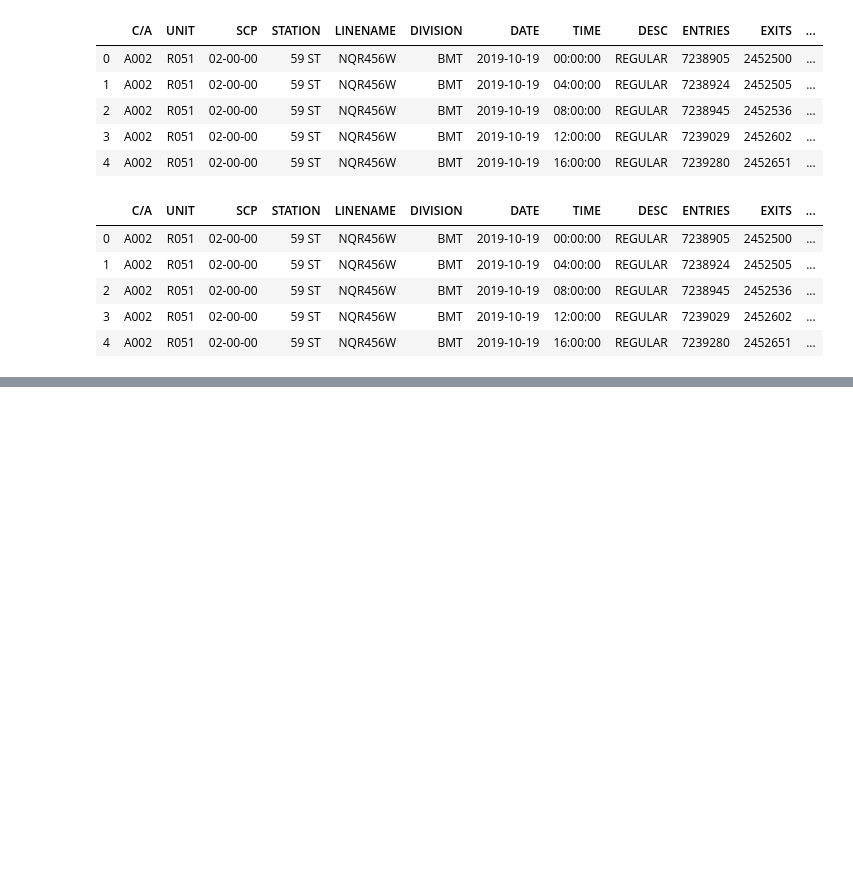
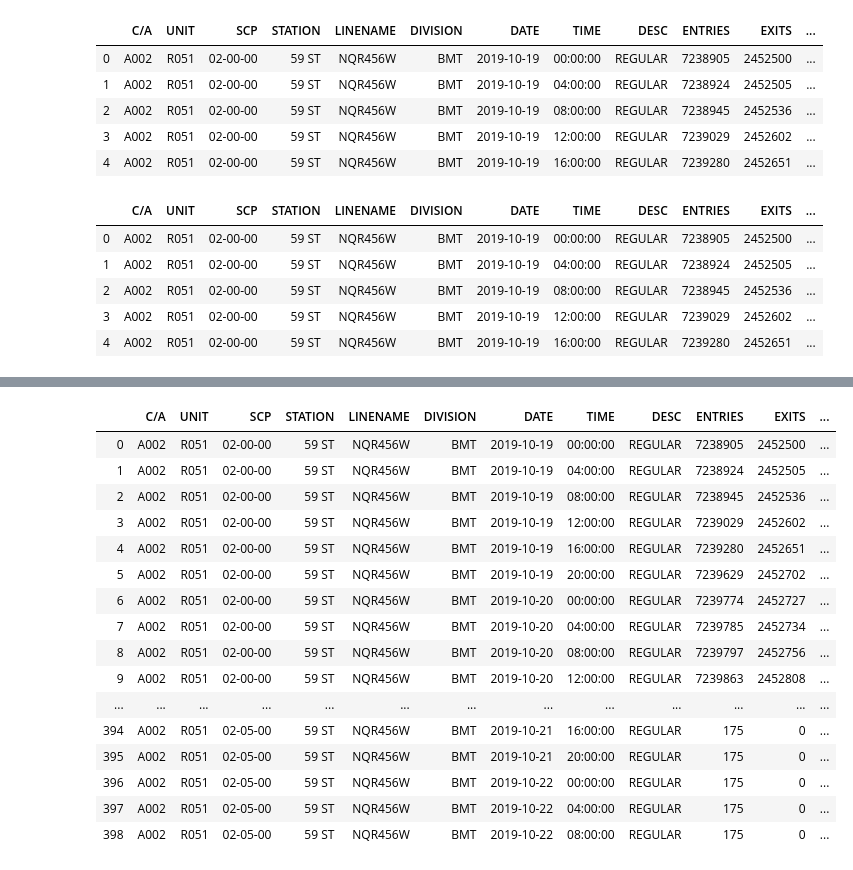
Before and after one commit to ry-werth/metis-project-1-mta-study, a Jupyter notebook: Ryan_Playground/Playground.ipynb, the cells around one changed output, grey strips where cells are left out. Saved outputs shown, nothing was run; the diff lists cells and outputs as text; code cells hidden in the pictures; blank space fills up the shorter version.

```diff
--- a/Ryan_Playground/Playground.ipynb
+++ b/Ryan_Playground/Playground.ipynb
@@ -78,5 +99,5 @@ df.head()
 # %%
-df = df.sort_values(by=['STATION', 'UNIT', 'DATE'])
-df
+df['ENTRIES_DIFF']=df.groupby(['STATION', 'SCP','UNIT'])['ENTRIES'].diff().fillna(0)
+df.head()
 # %% [output]
 |  | C/A | UNIT | SCP | STATION | LINENAME | DIVISION | DATE | TIME | DESC | ENTRIES | EXITS | ... |
@@ -95,3 +108,0 @@ df
-# %%
-df['ENTRIES_DIFF']=df.groupby(['STATION', 'UNIT'])['ENTRIES'].diff().fillna(-1)
-df.head()
@@ -111,7 +116,7 @@ Index(['C/A', 'UNIT', 'SCP', 'STATION', 'LINENAME', 'DIVISION', 'DATE', 'TIME',
 # %%
 df = df.rename(columns={'EXITS                                                               ': 'EXITS'})
 # %%
-df['EXIT_DIFF']=df.groupby(['STATION', 'UNIT'])['EXITS'].diff().fillna(-1)
+df['EXIT_DIFF']=df.groupby(['STATION', 'SCP', 'UNIT'])['EXITS'].diff().fillna(0)
 df.head()
 # %% [output]
 |  | C/A | UNIT | SCP | STATION | LINENAME | DIVISION | DATE | TIME | DESC | ENTRIES | EXITS | ... |
@@ -136,0 +128,20 @@ Name: EXITS, Length: 205595, dtype: int64
+# %%
+df[:1000]
+# %% [output]
+|  | C/A | UNIT | SCP | STATION | LINENAME | DIVISION | DATE | TIME | DESC | ENTRIES | EXITS | ... |
+| 0 | A002 | R051 | 02-00-00 | 59 ST | NQR456W | BMT | 2019-10-19 | 00:00:00 | REGULAR | 7238905 | 2452500 | ... |
+| 1 | A002 | R051 | 02-00-00 | 59 ST | NQR456W | BMT | 2019-10-19 | 04:00:00 | REGULAR | 7238924 | 2452505 | ... |
+| 2 | A002 | R051 | 02-00-00 | 59 ST | NQR456W | BMT | 2019-10-19 | 08:00:00 | REGULAR | 7238945 | 2452536 | ... |
+| 3 | A002 | R051 | 02-00-00 | 59 ST | NQR456W | BMT | 2019-10-19 | 12:00:00 | REGULAR | 7239029 | 2452602 | ... |
+| 4 | A002 | R051 | 02-00-00 | 59 ST | NQR456W | BMT | 2019-10-19 | 16:00:00 | REGULAR | 7239280 | 2452651 | ... |
+| 5 | A002 | R051 | 02-00-00 | 59 ST | NQR456W | BMT | 2019-10-19 | 20:00:00 | REGULAR | 7239629 | 2452702 | ... |
+| 6 | A002 | R051 | 02-00-00 | 59 ST | NQR456W | BMT | 2019-10-20 | 00:00:00 | REGULAR | 7239774 | 2452727 | ... |
+| 7 | A002 | R051 | 02-00-00 | 59 ST | NQR456W | BMT | 2019-10-20 | 04:00:00 | REGULAR | 7239785 | 2452734 | ... |
+| 8 | A002 | R051 | 02-00-00 | 59 ST | NQR456W | BMT | 2019-10-20 | 08:00:00 | REGULAR | 7239797 | 2452756 | ... |
+| 9 | A002 | R051 | 02-00-00 | 59 ST | NQR456W | BMT | 2019-10-20 | 12:00:00 | REGULAR | 7239863 | 2452808 | ... |
+| ... | ... | ... | ... | ... | ... | ... | ... | ... | ... | ... | ... | ... |
+| 394 | A002 | R051 | 02-05-00 | 59 ST | NQR456W | BMT | 2019-10-21 | 16:00:00 | REGULAR | 175 | 0 | ... |
+| 395 | A002 | R051 | 02-05-00 | 59 ST | NQR456W | BMT | 2019-10-21 | 20:00:00 | REGULAR | 175 | 0 | ... |
+| 396 | A002 | R051 | 02-05-00 | 59 ST | NQR456W | BMT | 2019-10-22 | 00:00:00 | REGULAR | 175 | 0 | ... |
+| 397 | A002 | R051 | 02-05-00 | 59 ST | NQR456W | BMT | 2019-10-22 | 04:00:00 | REGULAR | 175 | 0 | ... |
+| 398 | A002 | R051 | 02-05-00 | 59 ST | NQR456W | BMT | 2019-10-22 | 08:00:00 | REGULAR | 175 | 0 | ... |
```
Also changed, not shown: parts of 8 cells of this notebook.
